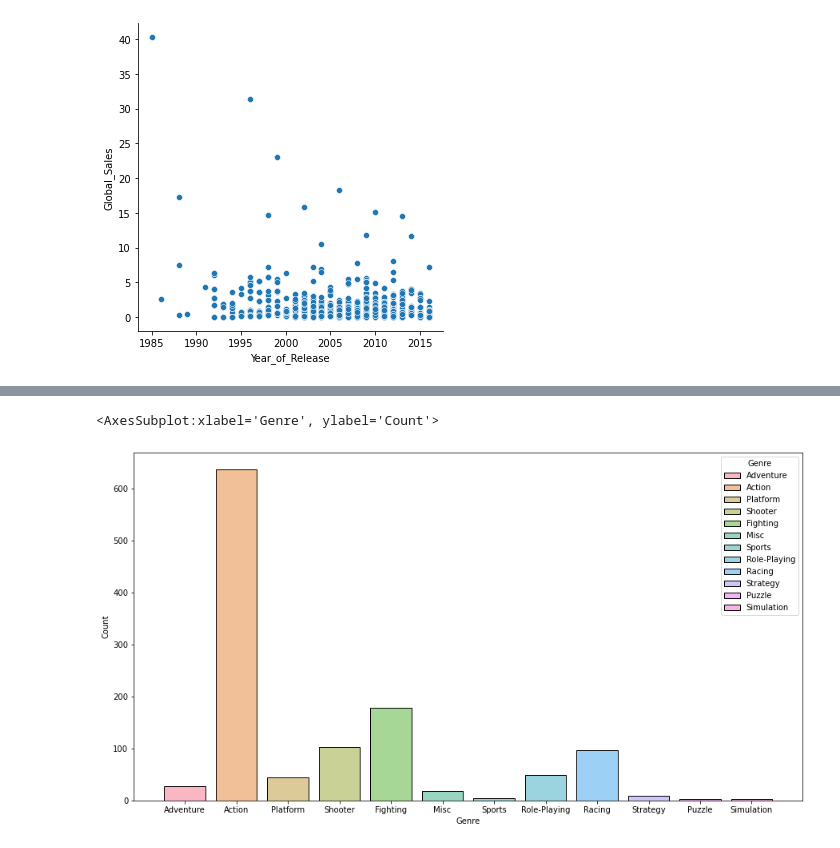
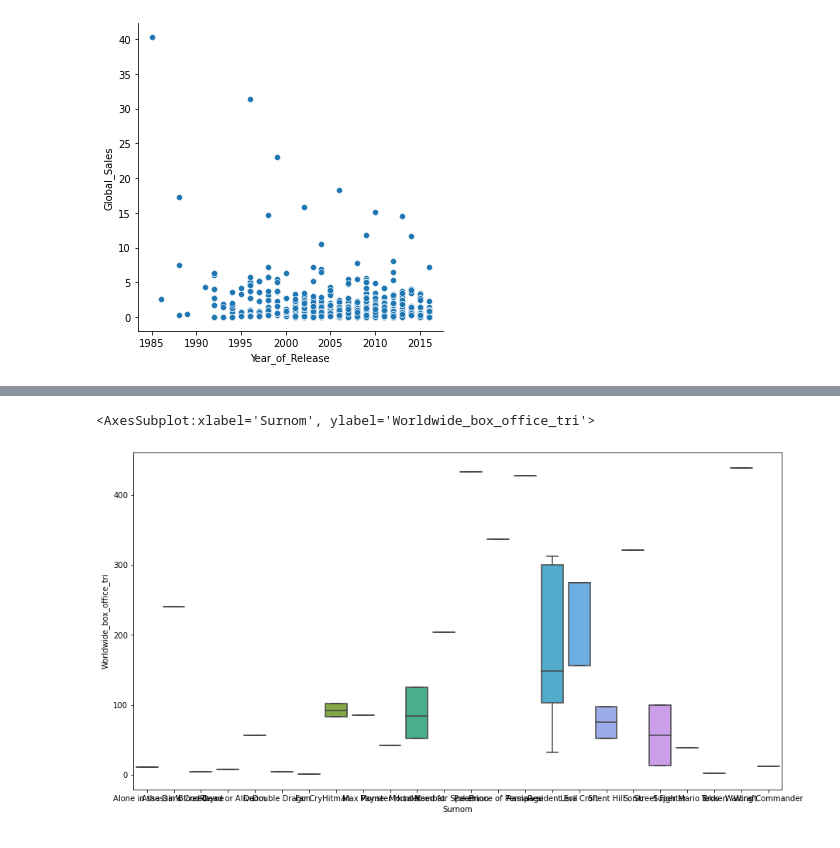
Before and after one commit to Leadersheepy/h3-hitema, a Jupyter notebook: DevoirVendredi/JeuVideoEtFilm.ipynb, the cells around one changed output, grey strips where cells are left out. Saved outputs shown, nothing was run; the diff lists cells and outputs as text; code cells hidden in the pictures.

```diff
--- a/DevoirVendredi/JeuVideoEtFilm.ipynb
+++ b/DevoirVendredi/JeuVideoEtFilm.ipynb
@@ -47,4 +73,4 @@ rslt_df.head()
 # %%
-video_game_film_m = pd.read_csv('video_game_films_modifie.csv');
-video_game_m = pd.read_csv('Video_Games_Sales_modifie.csv');
+video_game_film_m = pad.read_csv('video_game_films_modifie.csv');
+video_game_m = pad.read_csv('Video_Games_Sales_modifie.csv');
 # %%
@@ -68,10 +107,13 @@ video_game_m.head()
 # %%
-melange = pd.merge(video_game_m, video_game_film_m, on='Surnom')
+#final = pd.concat([video_game_m,video_game_film_m])
+melange = pad.merge(video_game_m, video_game_film_m, on='Surnom')
+
 #dropna va permettre de retirer les valeurs NaN tandis que reset_index va remettre l index à zero
 melange_f = melange.dropna(subset=['Surnom'])
+
 melange_f = melange_f.reset_index(drop=True)
 
-melange_f.head()
+melange_f
 # %% [output]
 |  | Name | Platform | Year_of_Release | Genre | Publisher | NA_Sales | EU_Sales | JP_Sales | Other_Sales | ... |
 | 0 | Alone in the Dark | X360 | 2008.0 | Adventure | Atari | 0.14 | 0.30 | 0.0 | 0.05 | ... |
@@ -96,6 +212,6 @@ sns.relplot(
 # %%
 plt.figure(figsize= (15,8))
-sns.histplot(x='Genre', data = melange_f, hue="Genre",shrink=0.8)
+sns.boxplot(data=melange_f, x="Surnom", y="Worldwide_box_office_tri")
 # %% [output]
-<AxesSubplot:xlabel='Genre', ylabel='Count'>
+<AxesSubplot:xlabel='Surnom', ylabel='Worldwide_box_office_tri'>
-[figure, old version]
+[figure, new version]
```
Also changed, not shown: parts of 39 cells of this notebook, 1 other file.
